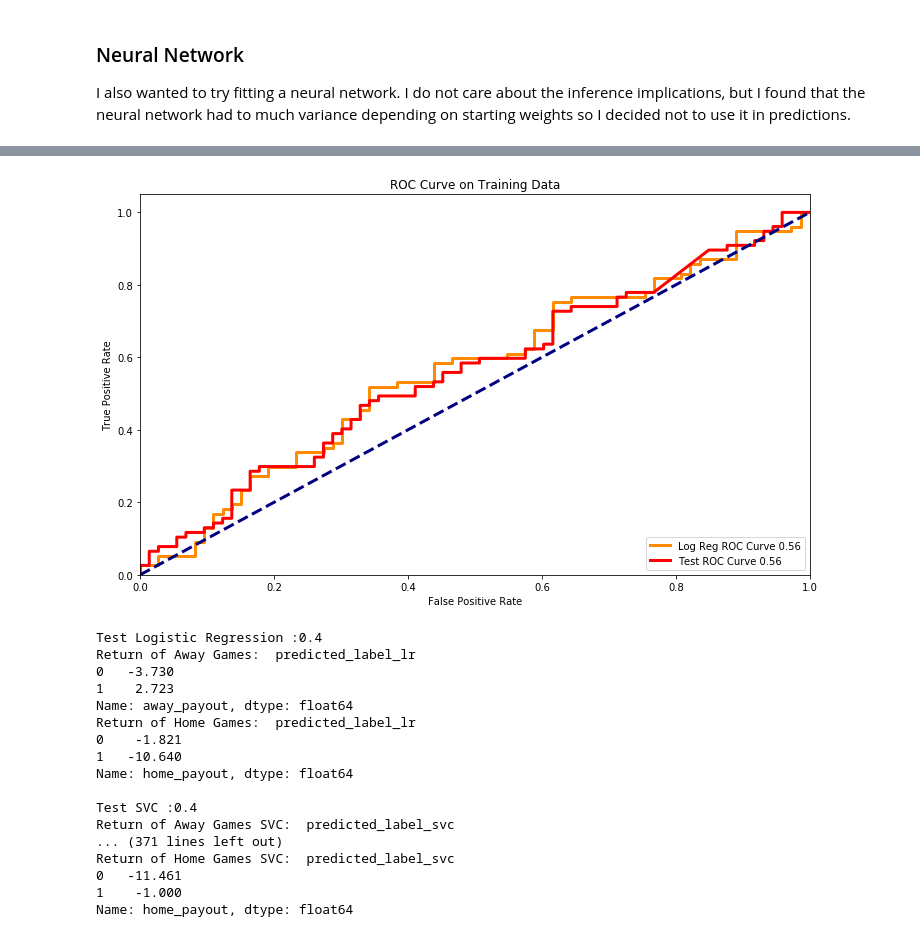
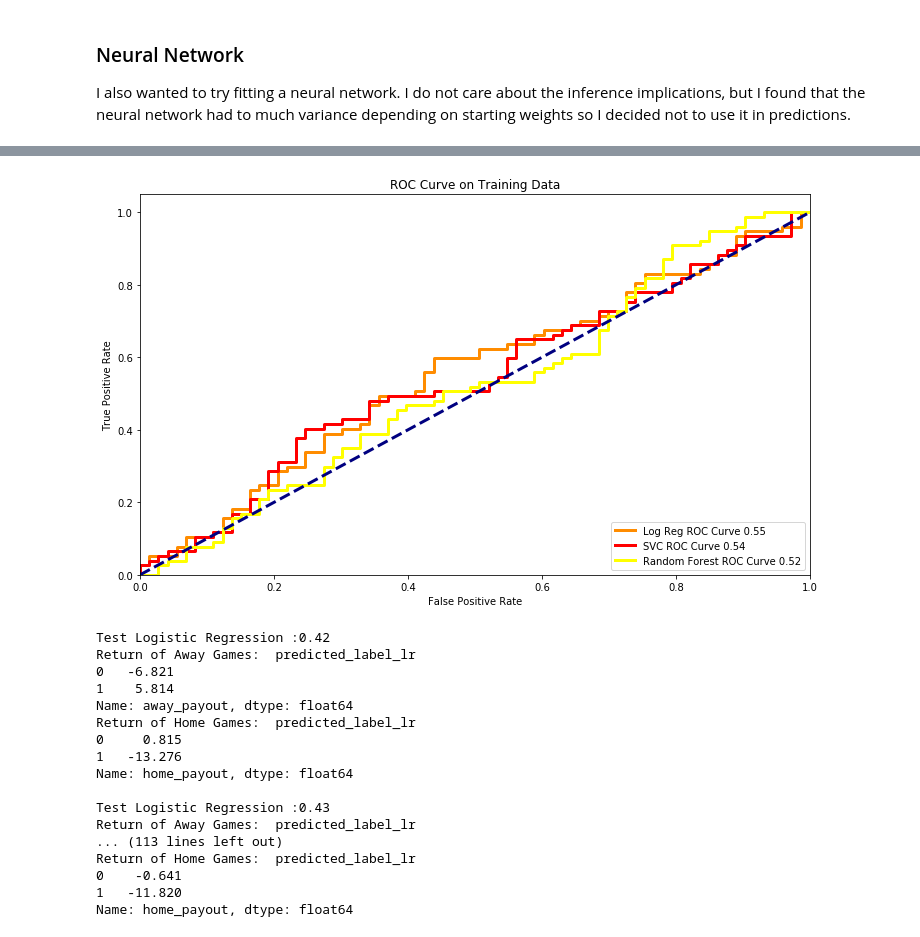
Before and after one commit to bryanco1966/Sports-Modeling, a Jupyter notebook: NBA Categorical Analysis.ipynb, the cells around one changed output, grey strips where cells are left out. Cells and saved outputs as stored; diff of their text form; code cells hidden in the pictures.

```diff
--- a/NBA Categorical Analysis.ipynb
+++ b/NBA Categorical Analysis.ipynb
@@ -264,7 +264,7 @@ model.add(Dense(1, activation = 'sigmoid')) #output layer
 model.compile(loss = 'binary_crossentropy', optimizer='adam',
               metrics = ['accuracy'])
 model.fit(X_train_pc,
-          y_train, epochs =50,
+          y_train, epochs =30,
           batch_size= 128,
           validation_data=(X_test_pc, y_test))
 # %% [output]
@@ -293,8 +293,8 @@ y_hat_nnp = model.predict(X_train_pc)
 y_hat_nntp = model.predict(X_test_pc)
 # %%
 rf = RandomForestClassifier()
-rf_params = {'n_estimators'      : [70],
-             'max_depth'         : [50],
+rf_params = {'n_estimators'      : [200],
+             'max_depth'         : [3],
              'min_samples_split' : [120],
              'min_samples_leaf'  : [10] }
 
@@ -379,13 +379,6 @@ nba_test.loc[:, 'predicted_proba_svcp'] = y_hat_svctp[:,1]
 #Logistic
 nba_test.loc[:, 'predicted_label_lr'] = y_hat_lrt
 nba_test.loc[:, 'predicted_proba_lrp'] = y_hat_lrtp[:, 1]
-
-
-
-#Neural Network
-nba_test.loc[:, 'predicted_proba_nnp'] = y_hat_nntp
-nba_test.loc[:, 'predicted_label_nn'] = nba_test.predicted_proba_nnp.map(
-                lambda x: 0 if x<=.5 else 1)
 # %%
 print(nba_test.groupby(['predicted_label_svc'])['away_payout'].sum())
 print(nba_test.groupby(['predicted_label_svc'])['home_payout'].sum())
@@ -418,35 +423,38 @@ roc_auc = auc(fpr, tpr)
 # %%
 fpr1, tpr1, _ = roc_curve(y_test, nba_test['predicted_proba_svcp'])
 roc_auc1 = auc(fpr1, tpr1)
+# %%
+fpr2, tpr2, _ = roc_curve(y_test, nba_test['predicted_proba_rfp'])
+roc_auc2 = auc(fpr2, tpr2)
 # %%
 # Plot
 plt.figure(figsize = (12,7))
 line_width = 3
 
 plt.plot(fpr, tpr, lw = line_width, color="darkorange",
          label = "Log Reg ROC Curve %.2f" % roc_auc)
 plt.plot(fpr1, tpr1, lw = line_width, color="red",
-         label = "Test ROC Curve %.2f" % roc_auc1)
+         label = "SVC ROC Curve %.2f" % roc_auc1)
+plt.plot(fpr2, tpr2, lw = line_width, color="yellow",
+         label = "Random Forest ROC Curve %.2f" % roc_auc2)
 plt.plot([0,1], [0, 1], lw = line_width, linestyle="--", color="navy")
 
 plt.xlim([0.0, 1.0])
 plt.ylim([0.0, 1.05])
 plt.xlabel('False Positive Rate')
 plt.ylabel('True Positive Rate')
 plt.title('ROC Curve on Training Data')
 plt.legend(loc="lower right")
 plt.show()
 # %% [output]
-[figure, old version]
+[figure, new version]
 # %%
-for prob in range(40, 60, 1):
+for prob in range(42, 55, 1):
     proba = prob/100
 
     nba_test.loc[:, 'predicted_label_lr']= nba_test['predicted_proba_lrp'].map(
         lambda p: 1 if p > proba else 0)
 
-    nba_test.loc[:, 'predicted_label_svc']= nba_test['predicted_proba_svcp'].map(
-        lambda p: 1 if p > proba else 0)
 
 
 
@@ -458,28 +466,21 @@ for prob in range(40, 60, 1):
         "predicted_label_lr").home_payout.sum())
 
     print (" ")
-
-    print('Test SVC :' + str(proba))
-    print ("Return of Away Games SVC: ", nba_test.groupby(
-        "predicted_label_svc").away_payout.sum())
-    print ("Return of Home Games SVC: ", nba_test.groupby(
-        "predicted_label_svc").home_payout.sum())
-    print("")
 # %% [output]
-Test Logistic Regression :0.4
+Test Logistic Regression :0.42
 Return of Away Games:  predicted_label_lr
-0   -3.730
-1    2.723
+0   -6.821
+1    5.814
 Name: away_payout, dtype: float64
 Return of Home Games:  predicted_label_lr
-0    -1.821
-1   -10.640
+0     0.815
+1   -13.276
 Name: home_payout, dtype: float64
 
-Test SVC :0.4
-Return of Away Games SVC:  predicted_label_svc
-... (371 lines left out)
-Return of Home Games SVC:  predicted_label_svc
-0   -11.461
-1    -1.000
+Test Logistic Regression :0.43
+Return of Away Games:  predicted_label_lr
+... (113 lines left out)
+Return of Home Games:  predicted_label_lr
+0    -0.641
+1   -11.820
 Name: home_payout, dtype: float64
```
Also changed, not shown: parts of 37 cells of this notebook, 4 other files.
